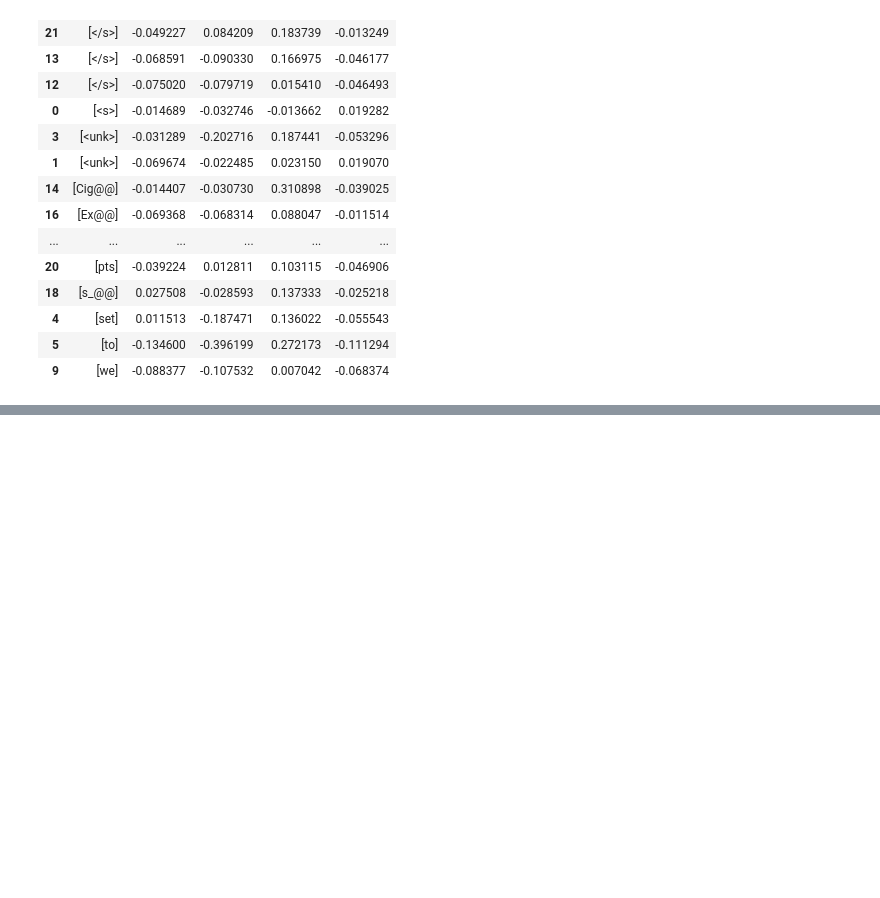
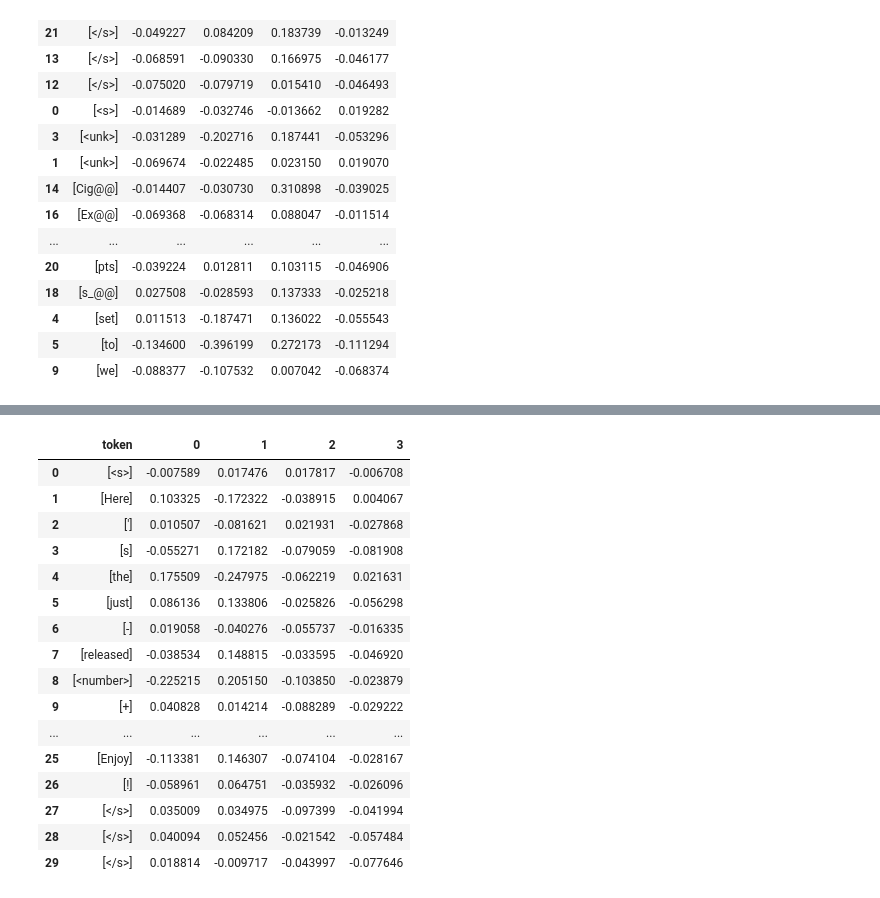
Before and after one commit to mangalm96/explainablenlp-info259, a Jupyter notebook: interpret_shap_analysis.ipynb, the cells around one changed output, grey strips where cells are left out. Saved outputs shown, nothing was run; the diff lists cells and outputs as text; code cells hidden in the pictures; blank space fills up the shorter version.

```diff
--- a/interpret_shap_analysis.ipynb
+++ b/interpret_shap_analysis.ipynb
@@ -72,0 +87,19 @@ shap_CI_ESRX_notarget.head(30)
+# %%
+def generate_shap_df(filepath):
+  with open(filepath) as f:
+    lines = f.readlines()
+  shap_df  = pd.DataFrame()
+  for line in lines[3:4]:
+    dictionary = dict()
+    if line != '':
+      line_data = json.loads(line)
+      # print(line_data.keys())
+      # print(line_data["tokens"])
+      line_data_df = pd.DataFrame.from_dict(line_data["tokens"])
+      # print(line_data_df)
+      if len(shap_df) == 0:
+        shap_df = line_data_df
+      else:
+        shap_df.append(line_data_df)
+    # shap_df = shap_df.sort_values("token")
+  return shap_df
@@ -72,0 +108,4 @@ shap_CI_ESRX_notarget.head(30)
+# %%
+CI_ESRX_notarget = "/content/gdrive/MyDrive/NLP Stance Detection/xai_atanasova/WTWT/CI_ESRX_notarget/model_output_shap"
+
+shap_CI_ESRX_notarget = generate_shap_df(CI_ESRX_notarget)
@@ -72,0 +130,20 @@ shap_CI_ESRX_notarget.head(30)
+# %%
+shap_CI_ESRX_notarget
+# %% [output]
+|  | token | 0 | 1 | 2 | 3 |
+| 0 | [<s>] | -0.007589 | 0.017476 | 0.017817 | -0.006708 |
+| 1 | [Here] | 0.103325 | -0.172322 | -0.038915 | 0.004067 |
+| 2 | ['] | 0.010507 | -0.081621 | 0.021931 | -0.027868 |
+| 3 | [s] | -0.055271 | 0.172182 | -0.079059 | -0.081908 |
+| 4 | [the] | 0.175509 | -0.247975 | -0.062219 | 0.021631 |
+| 5 | [just] | 0.086136 | 0.133806 | -0.025826 | -0.056298 |
+| 6 | [-] | 0.019058 | -0.040276 | -0.055737 | -0.016335 |
+| 7 | [released] | -0.038534 | 0.148815 | -0.033595 | -0.046920 |
+| 8 | [<number>] | -0.225215 | 0.205150 | -0.103850 | -0.023879 |
+| 9 | [+] | 0.040828 | 0.014214 | -0.088289 | -0.029222 |
+| ... | ... | ... | ... | ... | ... |
+| 25 | [Enjoy] | -0.113381 | 0.146307 | -0.074104 | -0.028167 |
+| 26 | [!] | -0.058961 | 0.064751 | -0.035932 | -0.026096 |
+| 27 | [</s>] | 0.035009 | 0.034975 | -0.097399 | -0.041994 |
+| 28 | [</s>] | 0.040094 | 0.052456 | -0.021542 | -0.057484 |
+| 29 | [</s>] | 0.018814 | -0.009717 | -0.043997 | -0.077646 |
```
Also changed, not shown: parts of 16 cells of this notebook.
